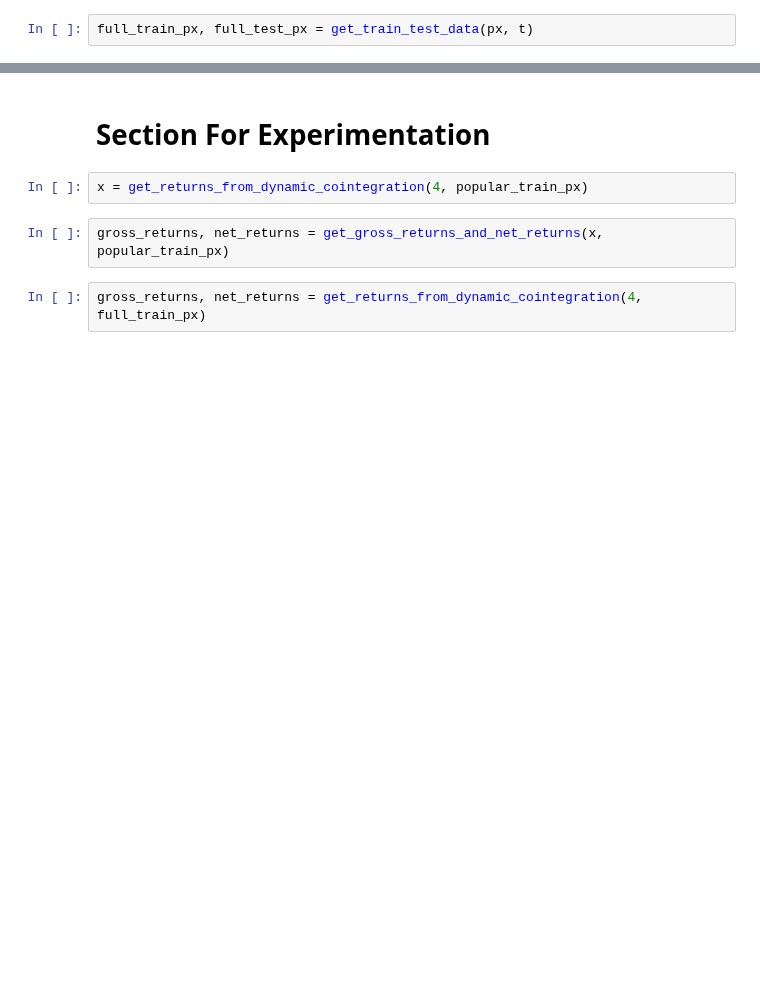
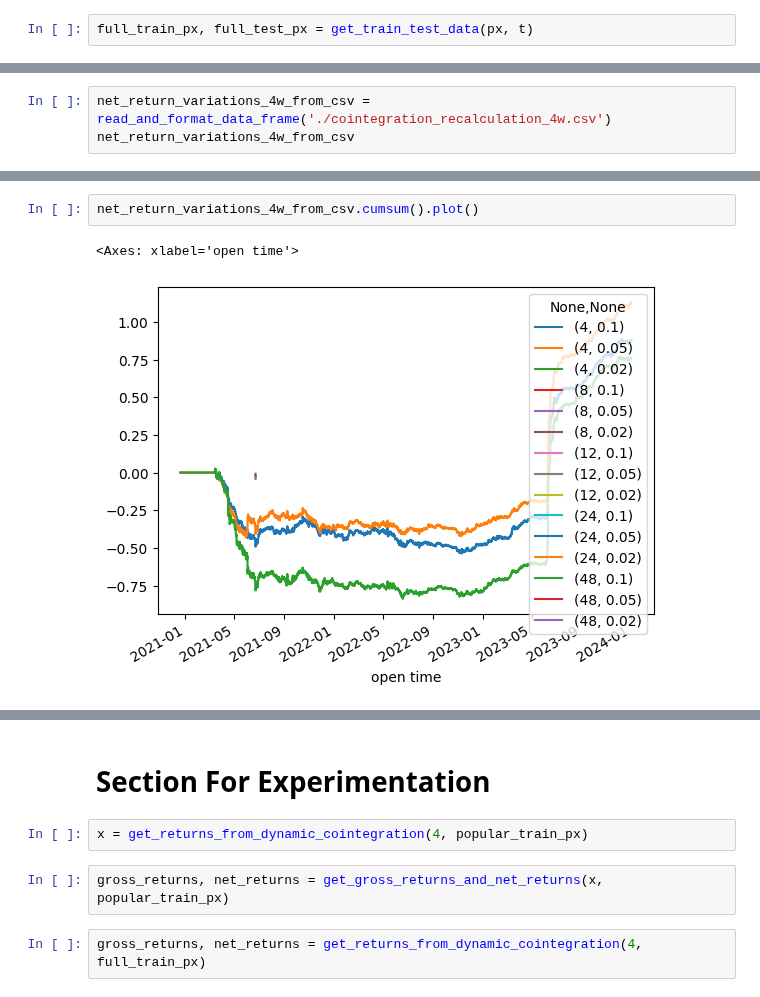
Before and after one commit to wbchristerson/crypto-strategies, a Jupyter notebook: statistical_arbitrage_cointegration.ipynb, the cells around one changed output, grey strips where cells are left out. Cells and saved outputs as stored; diff of their text form; blank space fills up the shorter version.

```diff
--- a/statistical_arbitrage_cointegration.ipynb
+++ b/statistical_arbitrage_cointegration.ipynb
@@ -405,0 +407,3 @@ net_return_variations_4w_from_csv
+# %%
+net_return_variations_4w_from_csv = read_and_format_data_frame('./cointegration_recalculation_4w.csv')
+net_return_variations_4w_from_csv
@@ -405,0 +492,5 @@ net_return_variations_4w_from_csv
+# %%
+net_return_variations_4w_from_csv.cumsum().plot()
+# %% [output]
+<Axes: xlabel='open time'>
+[figure, added]
```
Also changed, not shown: parts of 17 cells of this notebook, 2 other files.
